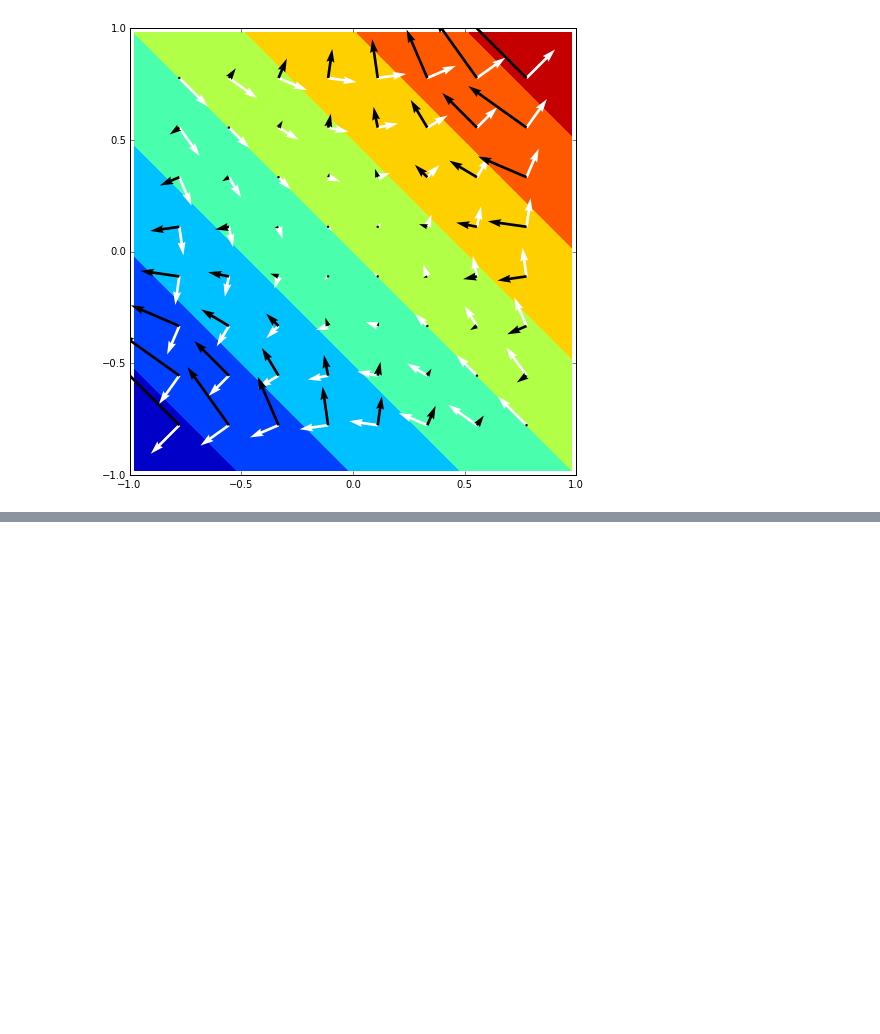
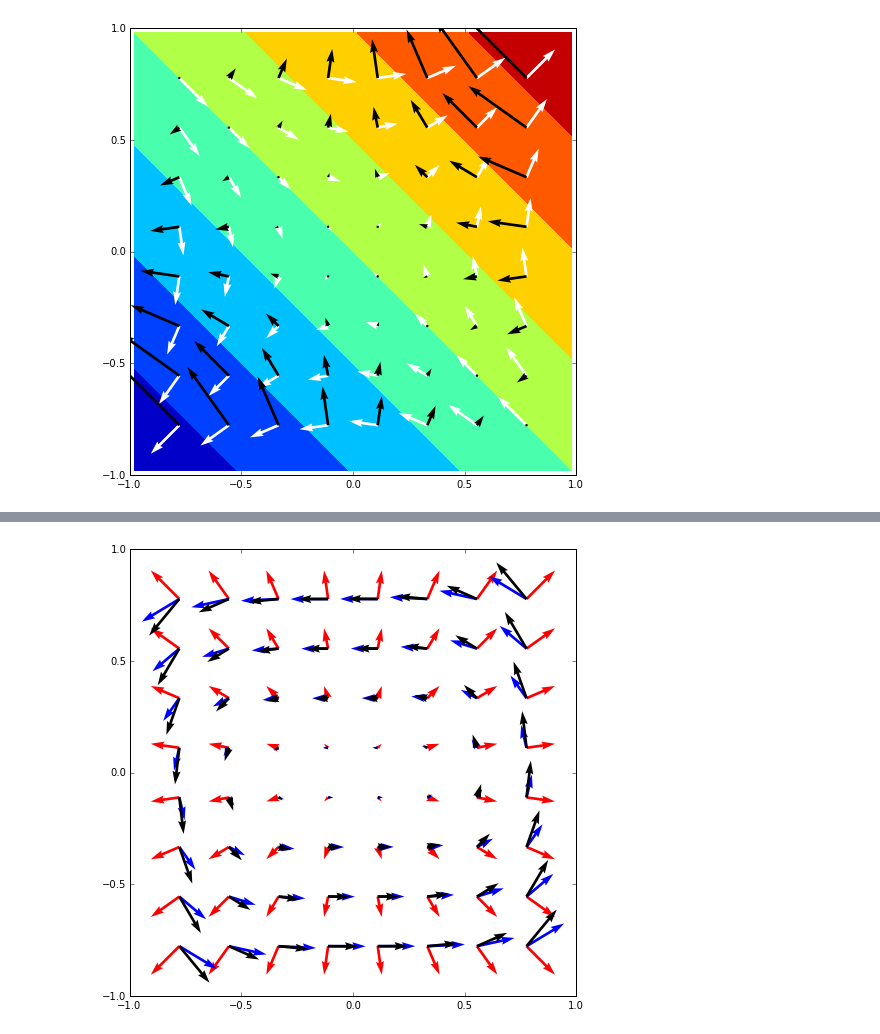
Before and after one commit to drufat/dec, a Jupyter notebook: notebooks/grids.ipynb, the cells around one changed output, grey strips where cells are left out. Cells and saved outputs as stored; diff of their text form; code cells hidden in the pictures; blank space fills up the shorter version.

```diff
--- a/notebooks/grids.ipynb
+++ b/notebooks/grids.ipynb
@@ -200,0 +217,13 @@ format_fig(g, p)
+# %%
+#Lie Derivative f1.C(f0.D)
+u = form(1, c, (x, y)).P(g, True)
+v = form(1, c, (-y, x**3)).P(g, True)
+w = u.C(v.D)+(u.C(v)).D
+def p(ax):
+    X, Y = get_meshgrid(10, 10)
+    ax.quiver(X, Y, *u.R(X, Y), color='red')
+    ax.quiver(X, Y, *v.R(X, Y), color='blue')
+    ax.quiver(X, Y, *w.R(X, Y), color='black')
+format_fig(g, p)
+# %% [output]
+[figure, added]
```
Also changed, not shown: parts of 1 cell of this notebook, 1 other file.
